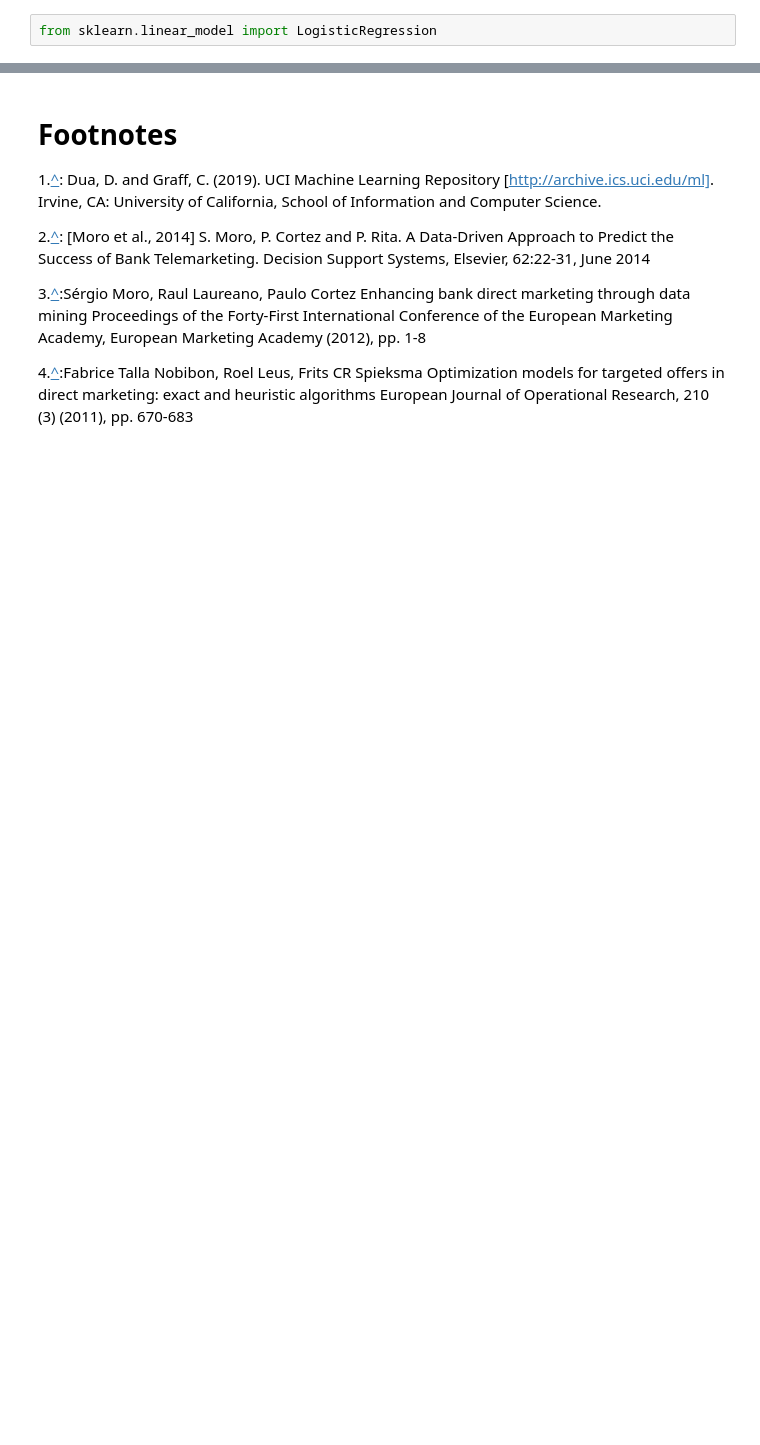
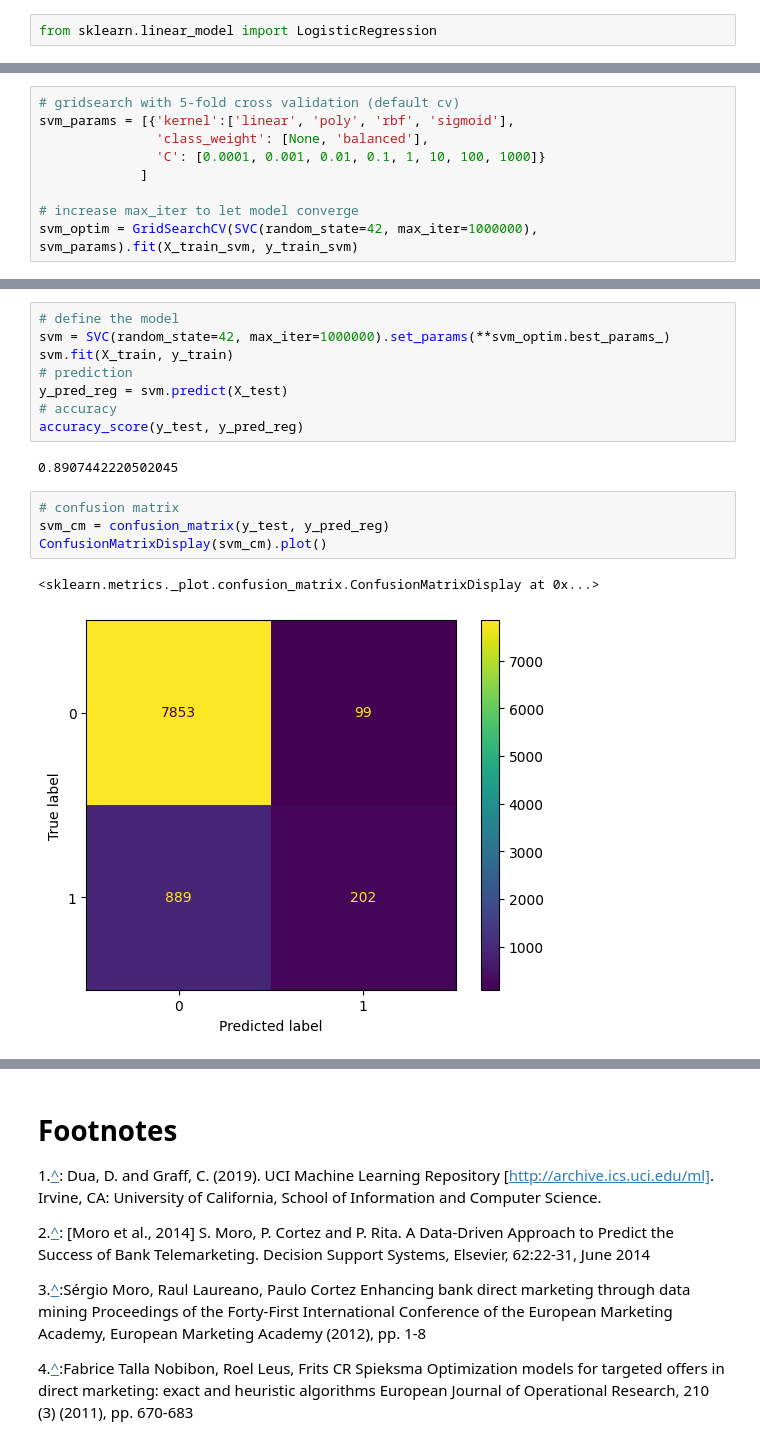
Before and after one commit to COGS118A/Group034-Wi23, a Jupyter notebook: FinalProjectGroup034-Wi23.ipynb, the cells around one changed output, grey strips where cells are left out. Saved outputs shown, nothing was run; the diff lists cells and outputs as text; blank space fills up the shorter version.

```diff
--- a/FinalProjectGroup034-Wi23.ipynb
+++ b/FinalProjectGroup034-Wi23.ipynb
@@ -734,0 +760,9 @@ Reiterate your main point and in just a few sentences tell us how your results s
+# %%
+# gridsearch with 5-fold cross validation (default cv)
+svm_params = [{'kernel':['linear', 'poly', 'rbf', 'sigmoid'],
+               'class_weight': [None, 'balanced'],
+               'C': [0.0001, 0.001, 0.01, 0.1, 1, 10, 100, 1000]}
+             ]
+
+# increase max_iter to let model converge
+svm_optim = GridSearchCV(SVC(random_state=42, max_iter=1000000), svm_params).fit(X_train_svm, y_train_svm)
@@ -734,0 +793,17 @@ Reiterate your main point and in just a few sentences tell us how your results s
+# %%
+# define the model
+svm = SVC(random_state=42, max_iter=1000000).set_params(**svm_optim.best_params_)
+svm.fit(X_train, y_train)
+# prediction
+y_pred_reg = svm.predict(X_test)
+# accuracy
+accuracy_score(y_test, y_pred_reg)
+# %% [output]
+0.8907442220502045
+# %%
+# confusion matrix
+svm_cm = confusion_matrix(y_test, y_pred_reg)
+ConfusionMatrixDisplay(svm_cm).plot()
+# %% [output]
+<sklearn.metrics._plot.confusion_matrix.ConfusionMatrixDisplay at 0x...>
+[figure, added]
```
Also changed, not shown: parts of 58 cells of this notebook.
